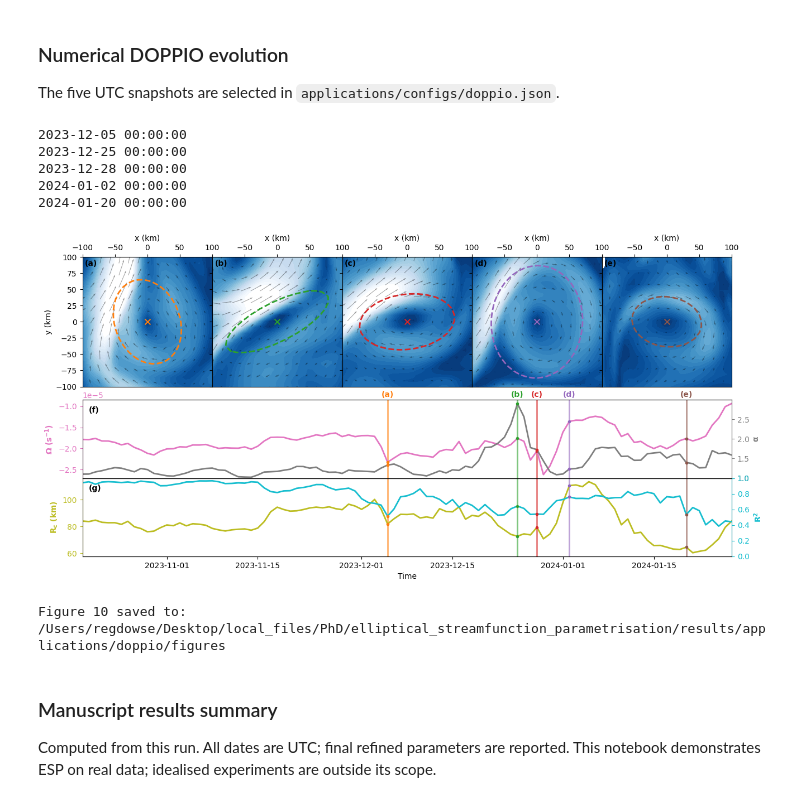
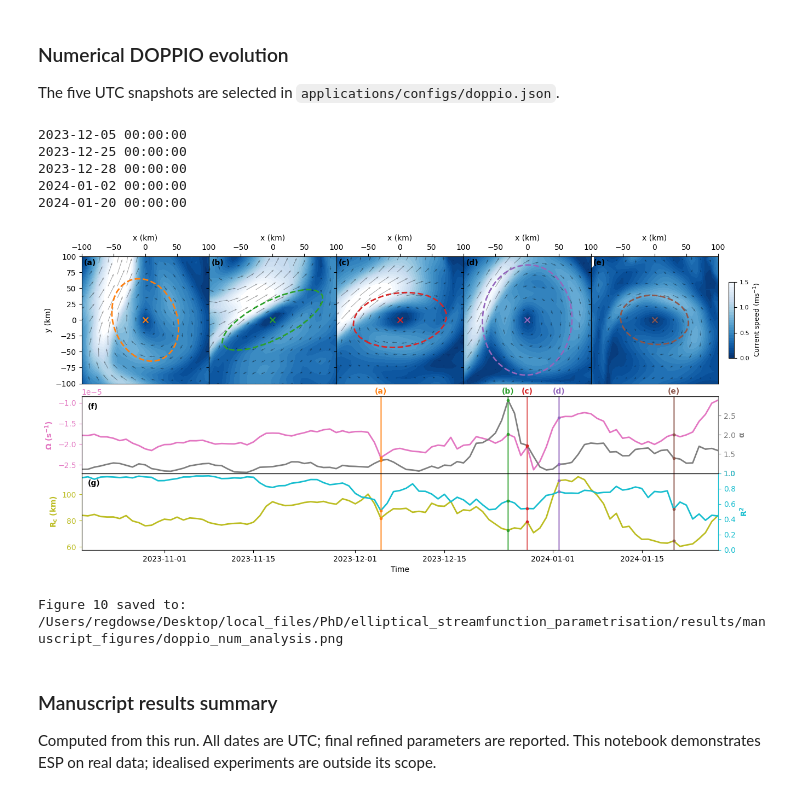
Before and after one commit to regdowse/elliptical_streamfunction_parametrisation, a Jupyter notebook: applications/DOPPIO_gridded_data.ipynb, the cells around one changed output. Cells and saved outputs as stored; diff of their text form; code cells hidden in the pictures.

Commit message:
minor plot fix

```diff
--- a/applications/DOPPIO_gridded_data.ipynb
+++ b/applications/DOPPIO_gridded_data.ipynb
@@ -616,6 +617,14 @@ for j, k in enumerate(ks):
     ax.text(0.02, 0.98, tag[j], transform=ax.transAxes,
             va='top', ha='left', fontweight='bold')
 
+# Shared speed colour bar: an inset avoids resizing the existing panels.
+# Bounds are relative to the final top panel: x, y, width, height.
+speed_cax = axs_top[-1].inset_axes([1.08, 0.20, 0.045, 0.60])
+speed_cbar = fig.colorbar(cf, cax=speed_cax, orientation='vertical',
+                         ticks=[0, 0.5, 1.0, 1.5])
+speed_cbar.set_label(r'Current speed (ms$^{-1}$)', fontsize=9)
+speed_cbar.ax.tick_params(labelsize=8)
+
 # ---------------- middle panel: Omega + alpha ----------------
 ax_mid_r = ax_mid.twinx()
 
@@ -676,35 +685,35 @@ for ax_ in [ax_mid, ax_bot]:
             )
     flag = False
 
 for jj, k in enumerate(ks):
     c = clrs(jj + 1)
 
     ax_mid.plot(time_vals.iloc[k], df_res.Omega.iloc[k], 'o', ms=3, color=c, zorder=5)
     ax_mid_r.plot(time_vals.iloc[k], df_res.alpha.iloc[k], 'o', ms=3, color=c, zorder=5)
 
     ax_bot.plot(time_vals.iloc[k], df_res.Rc.iloc[k] / 1e3, 'o', ms=3, color=c, zorder=5)
     ax_bot_r.plot(time_vals.iloc[k], df_res.R2.iloc[k], 'o', ms=3, color=c, zorder=5)
 
 # ---------------- panel labels ----------------
 ax_mid.text(0.01, 0.92, '(f)', transform=ax_mid.transAxes,
             va='top', ha='left', fontweight='bold')
 ax_bot.text(0.01, 0.92, '(g)', transform=ax_bot.transAxes,
             va='top', ha='left', fontweight='bold')
 plt.show()
 
 ## This is Figure 10 doppio_num_analysis.png
 # Export current results without rerunning or changing the fits.
 saved_figure = save_manuscript_figure(fig, "doppio_num_analysis",
     repo_path(REPO_ROOT, config["output_dir"]), dpi=300, bbox_inches="tight")
 print(f"Figure 10 saved to: {saved_figure}")
 # %% [output]
 2023-12-05 00:00:00
 2023-12-25 00:00:00
 2023-12-28 00:00:00
 2024-01-02 00:00:00
 2024-01-20 00:00:00
-[figure, old version]
+[figure, new version]
-Figure 10 saved to: /Users/regdowse/Desktop/local_files/PhD/elliptical_streamfunction_parametrisation/results/applications/doppio/figures
+Figure 10 saved to: /Users/regdowse/Desktop/local_files/PhD/elliptical_streamfunction_parametrisation/results/manuscript_figures/doppio_num_analysis.png
 # %% [markdown]
 ### Manuscript results summary
 Computed from this run. All dates are UTC; final refined parameters are reported.
```
Also changed, not shown: parts of 2 cells of this notebook.
